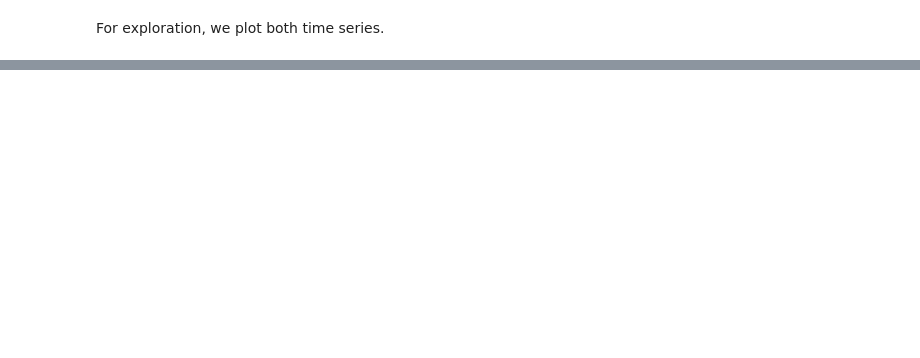
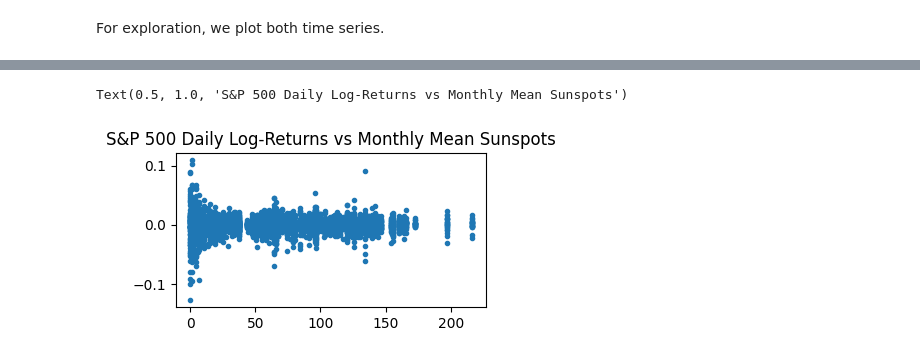
Before and after one commit to tiagodsilva/financial-bayes, a Jupyter notebook: notebooks/sunlight-market.ipynb, the cells around one changed output, grey strips where cells are left out. Saved outputs shown, nothing was run; the diff lists cells and outputs as text; code cells hidden in the pictures; blank space fills up the shorter version.

```diff
--- a/notebooks/sunlight-market.ipynb
+++ b/notebooks/sunlight-market.ipynb
@@ -185,0 +240,10 @@ plt.show()
+# %%
+raw_x = sp500_sunspots["MonthlyMean"]
+raw_y = sp500_sunspots["LogReturn"]
+
+plt.figure(figsize=(4, 2))
+plt.plot(raw_x, raw_y, marker=".", linestyle="none")
+plt.title("S&P 500 Daily Log-Returns vs Monthly Mean Sunspots")
+# %% [output]
+Text(0.5, 1.0, 'S&P 500 Daily Log-Returns vs Monthly Mean Sunspots')
+[figure, added]
```
Also changed, not shown: parts of 32 cells of this notebook, 3 other files.
